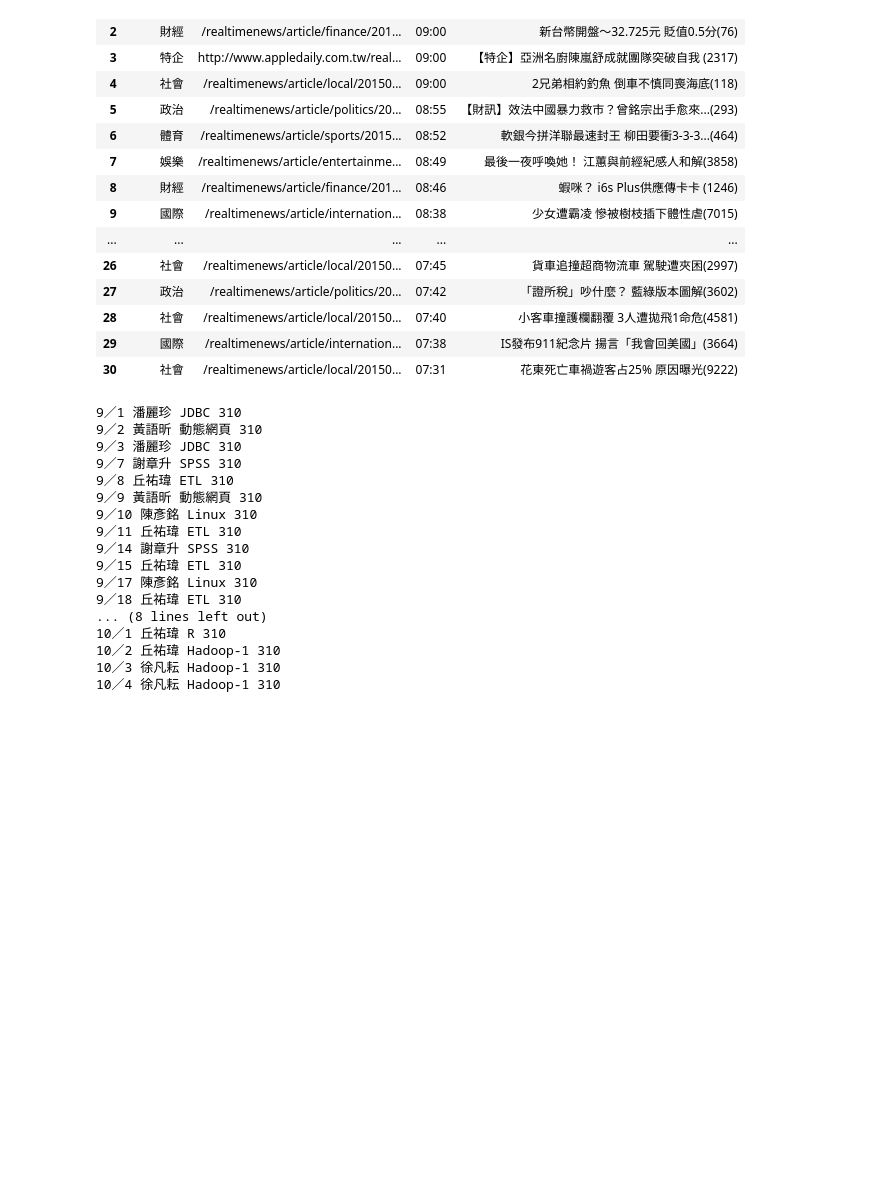
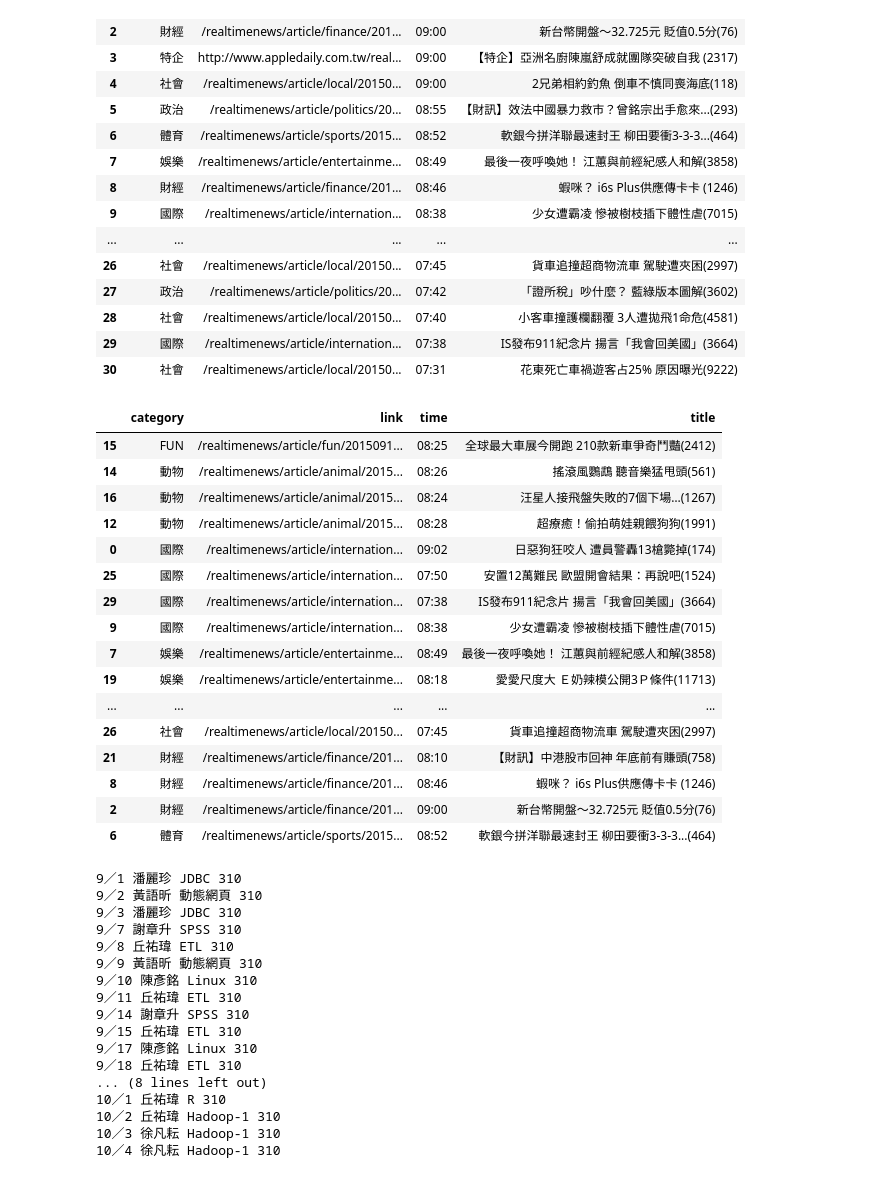
Before and after one commit to ywchiu/201509ETL, a Jupyter notebook: 20150915 ETL.ipynb, the cells around one changed output. Cells and saved outputs as stored; diff of their text form; code cells hidden in the pictures; blank space fills up the shorter version.

```diff
--- a/20150915 ETL.ipynb
+++ b/20150915 ETL.ipynb
@@ -53,6 +53,27 @@ df
 | 28 | 社會 | /realtimenews/article/local/20150... | 07:40 | 小客車撞護欄翻覆 3人遭拋飛1命危(4581) |
 | 29 | 國際 | /realtimenews/article/internation... | 07:38 | IS發布911紀念片 揚言「我會回美國」(3664) |
 | 30 | 社會 | /realtimenews/article/local/20150... | 07:31 | 花東死亡車禍遊客占25% 原因曝光(9222) |
+# %%
+df.head()
+df.sort(['category'])
+# %% [output]
+|  | category | link | time | title |
+| 15 | FUN | /realtimenews/article/fun/2015091... | 08:25 | 全球最大車展今開跑 210款新車爭奇鬥豔(2412) |
+| 14 | 動物 | /realtimenews/article/animal/2015... | 08:26 | 搖滾風鸚鵡 聽音樂猛甩頭(561) |
+| 16 | 動物 | /realtimenews/article/animal/2015... | 08:24 | 汪星人接飛盤失敗的7個下場…(1267) |
+| 12 | 動物 | /realtimenews/article/animal/2015... | 08:28 | 超療癒！偷拍萌娃親餵狗狗(1991) |
+| 0 | 國際 | /realtimenews/article/internation... | 09:02 | 日惡狗狂咬人 遭員警轟13槍斃掉(174) |
+| 25 | 國際 | /realtimenews/article/internation... | 07:50 | 安置12萬難民 歐盟開會結果：再說吧(1524) |
+| 29 | 國際 | /realtimenews/article/internation... | 07:38 | IS發布911紀念片 揚言「我會回美國」(3664) |
+| 9 | 國際 | /realtimenews/article/internation... | 08:38 | 少女遭霸凌 慘被樹枝插下體性虐(7015) |
+| 7 | 娛樂 | /realtimenews/article/entertainme... | 08:49 | 最後一夜呼喚她！ 江蕙與前經紀感人和解(3858) |
+| 19 | 娛樂 | /realtimenews/article/entertainme... | 08:18 | 愛愛尺度大 Ｅ奶辣模公開3Ｐ條件(11713) |
+| ... | ... | ... | ... | ... |
+| 26 | 社會 | /realtimenews/article/local/20150... | 07:45 | 貨車追撞超商物流車 駕駛遭夾困(2997) |
+| 21 | 財經 | /realtimenews/article/finance/201... | 08:10 | 【財訊】中港股市回神 年底前有賺頭(758) |
+| 8 | 財經 | /realtimenews/article/finance/201... | 08:46 | 蝦咪？ i6s Plus供應傳卡卡 (1246) |
+| 2 | 財經 | /realtimenews/article/finance/201... | 09:00 | 新台幣開盤～32.725元 貶值0.5分(76) |
+| 6 | 體育 | /realtimenews/article/sports/2015... | 08:52 | 軟銀今拼洋聯最速封王 柳田要衝3-3-3...(464) |
 # %%
 # switch post to get
 import requests
```
Also changed, not shown: parts of 10 cells of this notebook.
